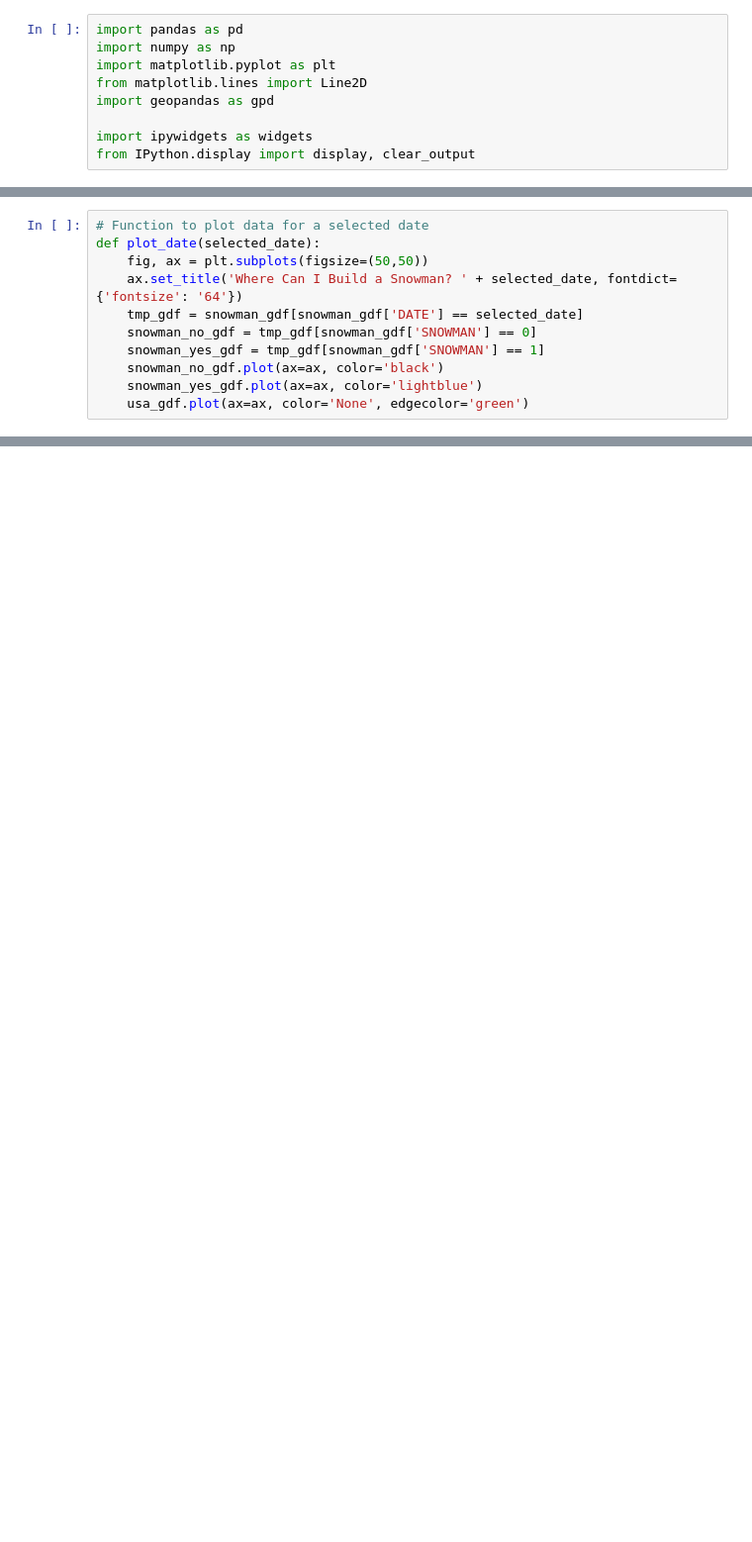
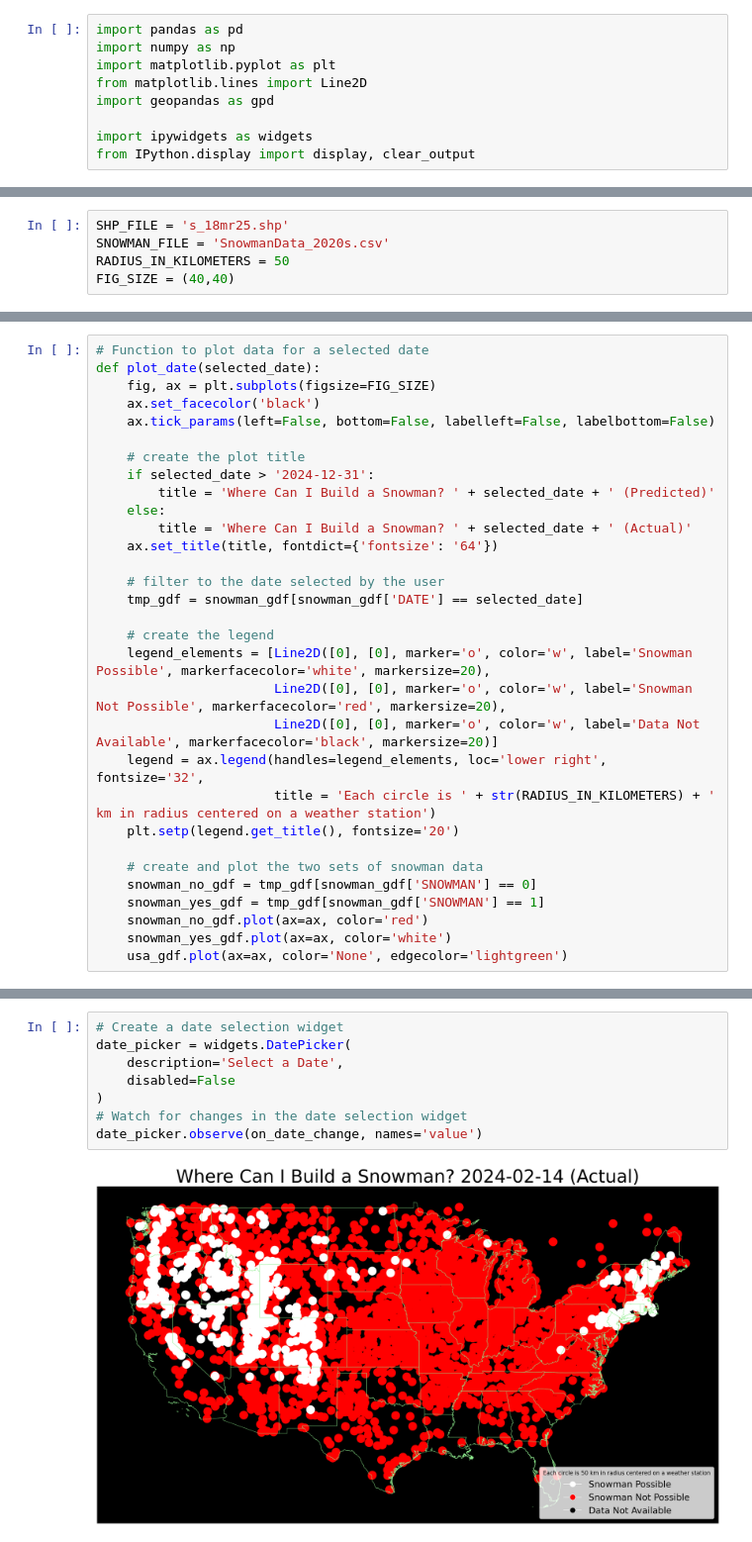
Before and after one commit to apacke09/SnowmanCapstone, a Jupyter notebook: GeoPandas_with_Date_Picker.ipynb, the cells around one changed output, grey strips where cells are left out. Shown at 99% size. Saved outputs shown, nothing was run; the diff lists cells and outputs as text; blank space fills up the shorter version.

```diff
--- a/GeoPandas_with_Date_Picker.ipynb
+++ b/GeoPandas_with_Date_Picker.ipynb
@@ -20,0 +16,5 @@ snowman_gdf['geometry'] = snowman_gdf.buffer(50000)
+# %%
+SHP_FILE = 's_18mr25.shp'
+SNOWMAN_FILE = 'SnowmanData_2020s.csv'
+RADIUS_IN_KILOMETERS = 50
+FIG_SIZE = (40,40)
@@ -21,12 +55,32 @@ snowman_gdf['geometry'] = snowman_gdf.buffer(50000)
 # %%
 # Function to plot data for a selected date
 def plot_date(selected_date):
-    fig, ax = plt.subplots(figsize=(50,50))
-    ax.set_title('Where Can I Build a Snowman? ' + selected_date, fontdict={'fontsize': '64'})
+    fig, ax = plt.subplots(figsize=FIG_SIZE)
+    ax.set_facecolor('black')
+    ax.tick_params(left=False, bottom=False, labelleft=False, labelbottom=False)
+
+    # create the plot title
+    if selected_date > '2024-12-31':
+        title = 'Where Can I Build a Snowman? ' + selected_date + ' (Predicted)'
+    else:
+        title = 'Where Can I Build a Snowman? ' + selected_date + ' (Actual)'
+    ax.set_title(title, fontdict={'fontsize': '64'})
+
+    # filter to the date selected by the user
     tmp_gdf = snowman_gdf[snowman_gdf['DATE'] == selected_date]
+
+    # create the legend
+    legend_elements = [Line2D([0], [0], marker='o', color='w', label='Snowman Possible', markerfacecolor='white', markersize=20),
+                       Line2D([0], [0], marker='o', color='w', label='Snowman Not Possible', markerfacecolor='red', markersize=20),
+                       Line2D([0], [0], marker='o', color='w', label='Data Not Available', markerfacecolor='black', markersize=20)]
+    legend = ax.legend(handles=legend_elements, loc='lower right', fontsize='32',
+                       title = 'Each circle is ' + str(RADIUS_IN_KILOMETERS) + ' km in radius centered on a weather station')
+    plt.setp(legend.get_title(), fontsize='20')
+
+    # create and plot the two sets of snowman data
     snowman_no_gdf = tmp_gdf[snowman_gdf['SNOWMAN'] == 0]
     snowman_yes_gdf = tmp_gdf[snowman_gdf['SNOWMAN'] == 1]
-    snowman_no_gdf.plot(ax=ax, color='black')
-    snowman_yes_gdf.plot(ax=ax, color='lightblue')
-    usa_gdf.plot(ax=ax, color='None', edgecolor='green')
+    snowman_no_gdf.plot(ax=ax, color='red')
+    snowman_yes_gdf.plot(ax=ax, color='white')
+    usa_gdf.plot(ax=ax, color='None', edgecolor='lightgreen')
 # %%
@@ -51,0 +93,10 @@ DatePicker(value=None, description='Pick a Date', step=1)
+# %%
+# Create a date selection widget
+date_picker = widgets.DatePicker(
+    description='Select a Date',
+    disabled=False
+)
+# Watch for changes in the date selection widget
+date_picker.observe(on_date_change, names='value')
+# %% [output]
+[figure, added]
```
Also changed, not shown: parts of 17 cells of this notebook, 1 other file.
